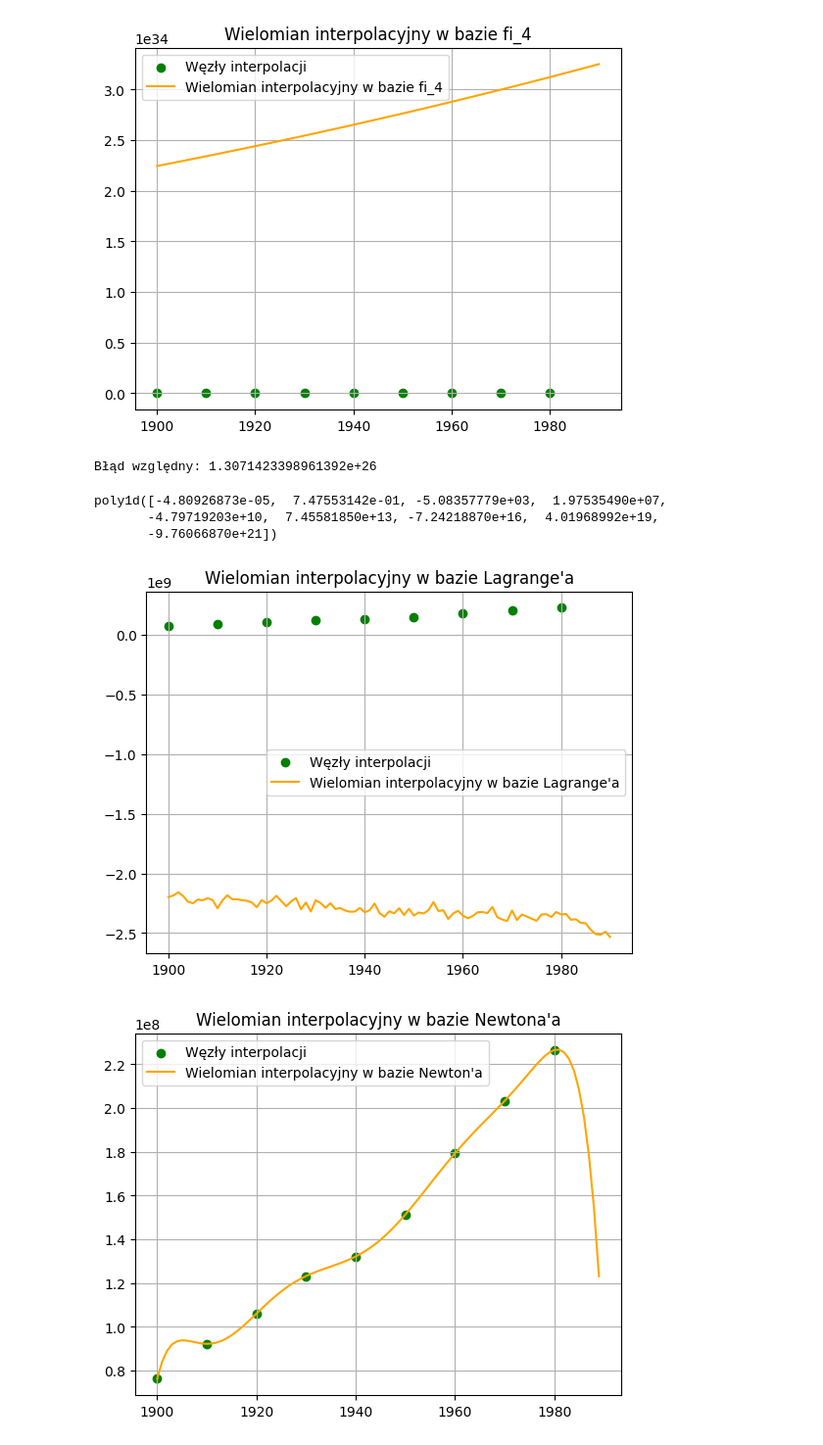
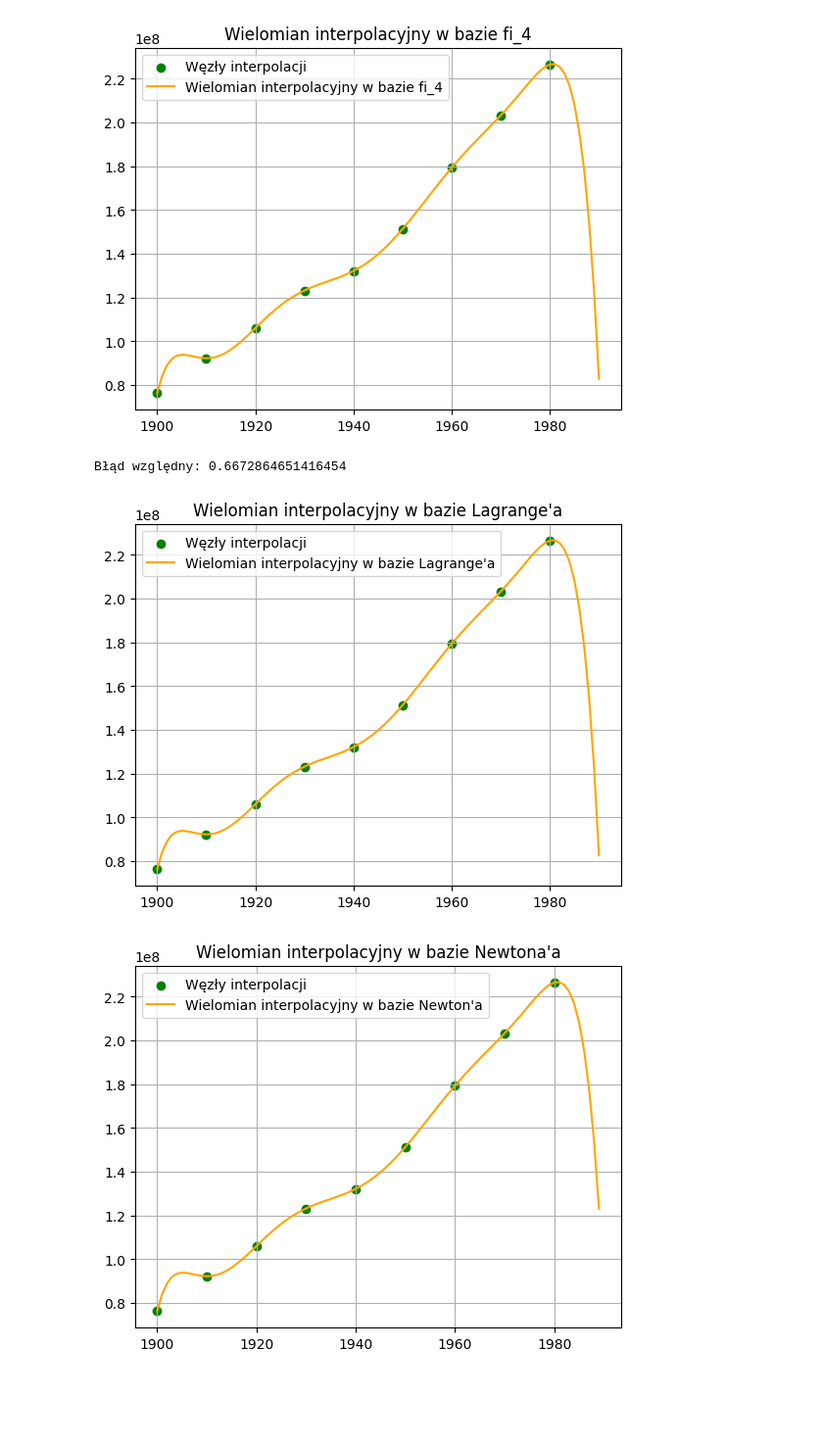
Before and after one commit to domino644/mownit, a Jupyter notebook: lab3/zad.ipynb, the cells around one changed output. Shown: that part at 98% size. Saved outputs shown, nothing was run; the diff lists cells and outputs as text; code cells hidden in the pictures; blank space fills up the shorter version.

```diff
--- a/lab3/zad.ipynb
+++ b/lab3/zad.ipynb
@@ -55,6 +58,17 @@ interpolation_factors = np.linalg.solve(matrix4, population.reshape(-1,1))
+# %%
+#Schemat Hornera
+interpolation_factors = np.linalg.solve(matrix4, population)
+phi4 = np.vectorize(lambda t, j: np.double(((t-1940)/40)**(j-1)), excluded=['j'])
+
+def horner(base, factors):
+    n = len(factors) - 1
+    W = factors[-1]
+    for i in range(n-1, -1, -1):
+        W = W*base + factors[i]
+    return W
 # %%
 xs = np.arange(1900,1991,1)
-ys = np.polyval(interpolation_factors, xs)
+ys = np.array([horner(phi4(t,2),interpolation_factors) for t in xs])
 plt.title("Wielomian interpolacyjny w bazie fi_4")
 plt.scatter(years,population, color="green", label="Węzły interpolacji")
 plt.grid()
@@ -62,33 +76,38 @@ plt.plot(xs,ys, color="orange", label="Wielomian interpolacyjny w bazie fi_4")
 plt.legend()
 plt.show()
 # %% [output]
-[figure, old version]
+[figure, new version]
 # %%
 #Ekstrapolacja wielomianu dla 1990
-predicted_value = np.polyval(interpolation_factors, 1990).item()
+predicted_value = ys[-1]
 actual_value = 248709873
 error = np.abs(predicted_value - actual_value)/actual_value
 print(f"Błąd względny: {error}")
 # %% [output]
-Błąd względny: 1.3071423398961392e+26
+Błąd względny: 0.6672864651416454
-# %%
-#Interpolacja Lagrange'a
-lagrange_interpolation_polynomial = lagrange(years,population)
-# %% [output]
-poly1d([-4.80926873e-05,  7.47553142e-01, -5.08357779e+03,  1.97535490e+07,
-       -4.79719203e+10,  7.45581850e+13, -7.24218870e+16,  4.01968992e+19,
-       -9.76066870e+21])
+# %%
+#Interpolacja Lagrange'a
+def lagrange(x, xs, ys):
+    n = len(xs)
+    y = 0
+    for i in range(n):
+        p = 1
+        for j in range(n):
+            if i != j:
+                p = p * (x - xs[j])/(xs[i] - xs[j])
+        y = y + p * ys[i]
+    return y
 # %%
 xs = np.arange(1900,1991,1)
-ys = np.polyval(lagrange_interpolation_polynomial,xs)
+ys = np.array([lagrange(x, years, population) for x in xs])
 plt.title("Wielomian interpolacyjny w bazie Lagrange'a")
 plt.scatter(years,population, color="green", label="Węzły interpolacji")
 plt.grid()
 plt.plot(xs,ys, color="orange", label="Wielomian interpolacyjny w bazie Lagrange'a")
 plt.legend()
 plt.show()
 # %% [output]
-[figure, old version]
+[figure, new version]
 # %%
 #Newton's interpolation
 def divided_diff(x, y):
```
Also changed, not shown: parts of 7 cells of this notebook, 1 other file.
